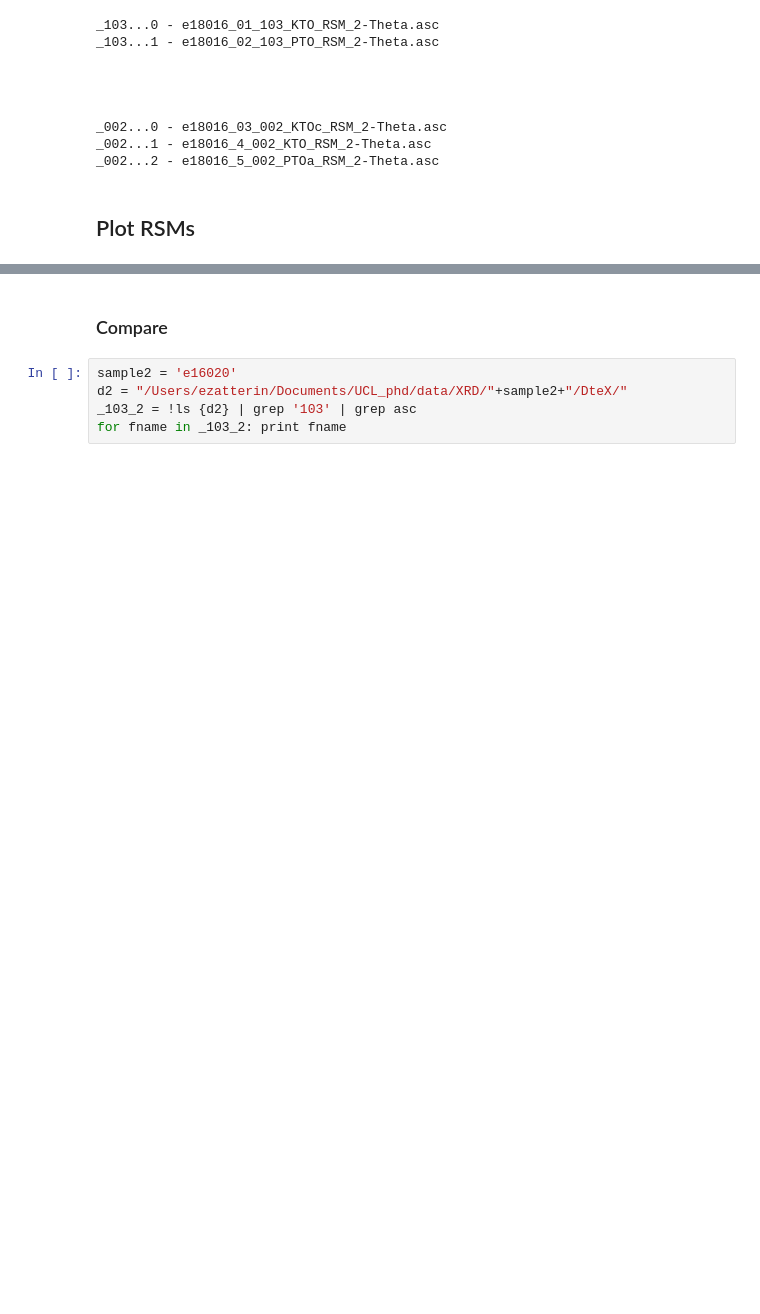
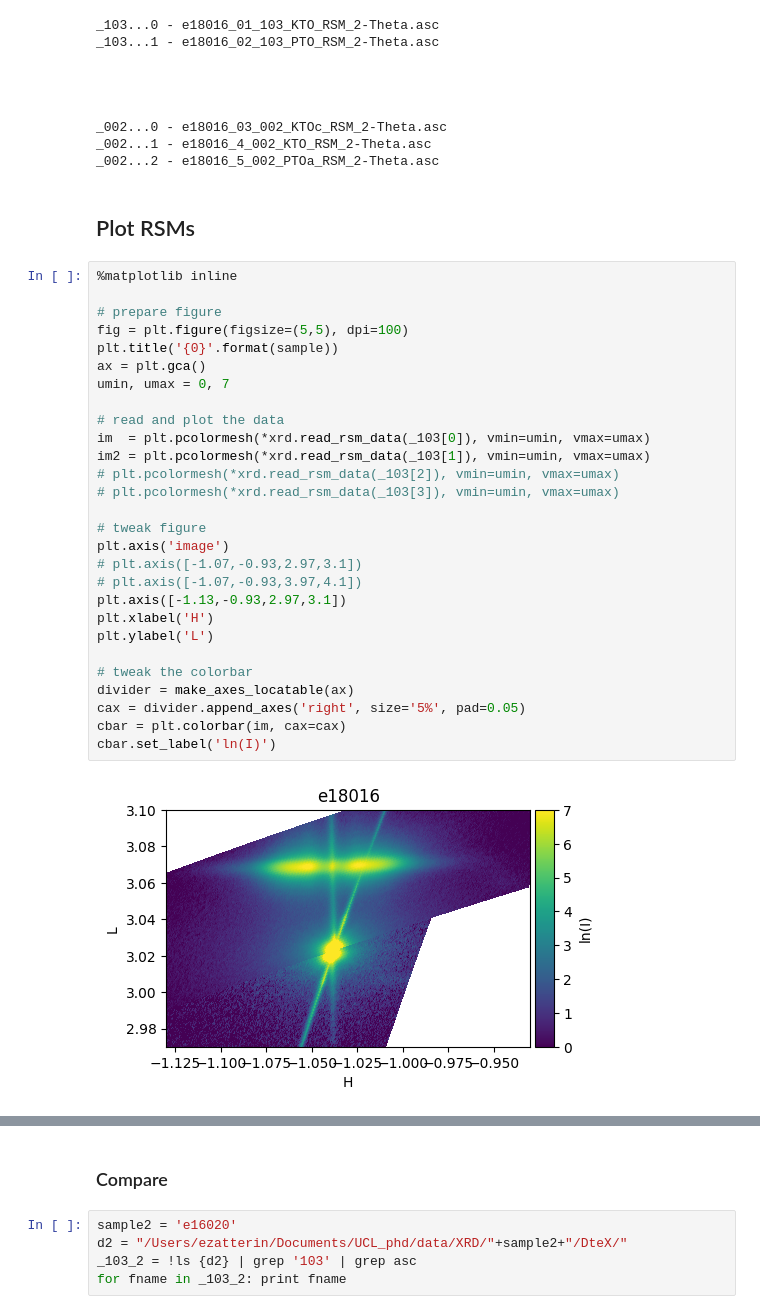
Before and after one commit to ezatterin/notebooks, a Jupyter notebook: xrd/rigaku_rsm.ipynb, the cells around one changed output, grey strips where cells are left out. Drawn from its saved outputs; the diff is of its cells as text; blank space fills up the shorter version.

```diff
--- a/xrd/rigaku_rsm.ipynb
+++ b/xrd/rigaku_rsm.ipynb
@@ -46,6 +49,36 @@ _002...1 - e18016_4_002_KTO_RSM_2-Theta.asc
 _002...2 - e18016_5_002_PTOa_RSM_2-Theta.asc
 # %% [markdown]
 ## Plot RSMs
+# %%
+%matplotlib inline
+
+# prepare figure
+fig = plt.figure(figsize=(5,5), dpi=100)
+plt.title('{0}'.format(sample))
+ax = plt.gca()
+umin, umax = 0, 7
+
+# read and plot the data
+im  = plt.pcolormesh(*xrd.read_rsm_data(_103[0]), vmin=umin, vmax=umax)
+im2 = plt.pcolormesh(*xrd.read_rsm_data(_103[1]), vmin=umin, vmax=umax)
+# plt.pcolormesh(*xrd.read_rsm_data(_103[2]), vmin=umin, vmax=umax)
+# plt.pcolormesh(*xrd.read_rsm_data(_103[3]), vmin=umin, vmax=umax)
+
+# tweak figure
+plt.axis('image')
+# plt.axis([-1.07,-0.93,2.97,3.1])
+# plt.axis([-1.07,-0.93,3.97,4.1])
+plt.axis([-1.13,-0.93,2.97,3.1])
+plt.xlabel('H')
+plt.ylabel('L')
+
+# tweak the colorbar
+divider = make_axes_locatable(ax)
+cax = divider.append_axes('right', size='5%', pad=0.05)
+cbar = plt.colorbar(im, cax=cax)
+cbar.set_label('ln(I)')
+# %% [output]
+[figure, added]
 # %%
 %matplotlib inline
 
```
Also changed, not shown: parts of 8 cells of this notebook, 4 other files.
